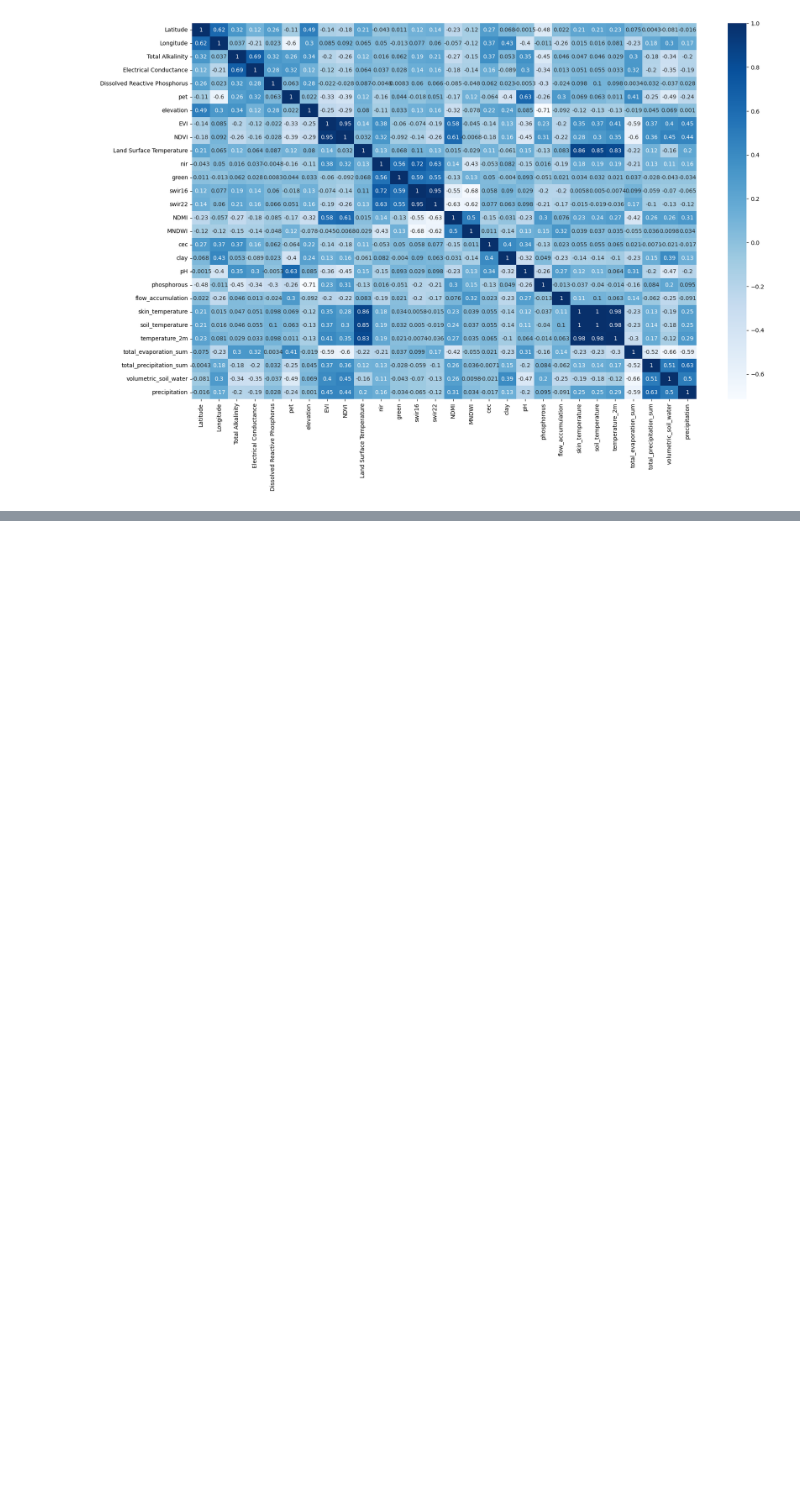
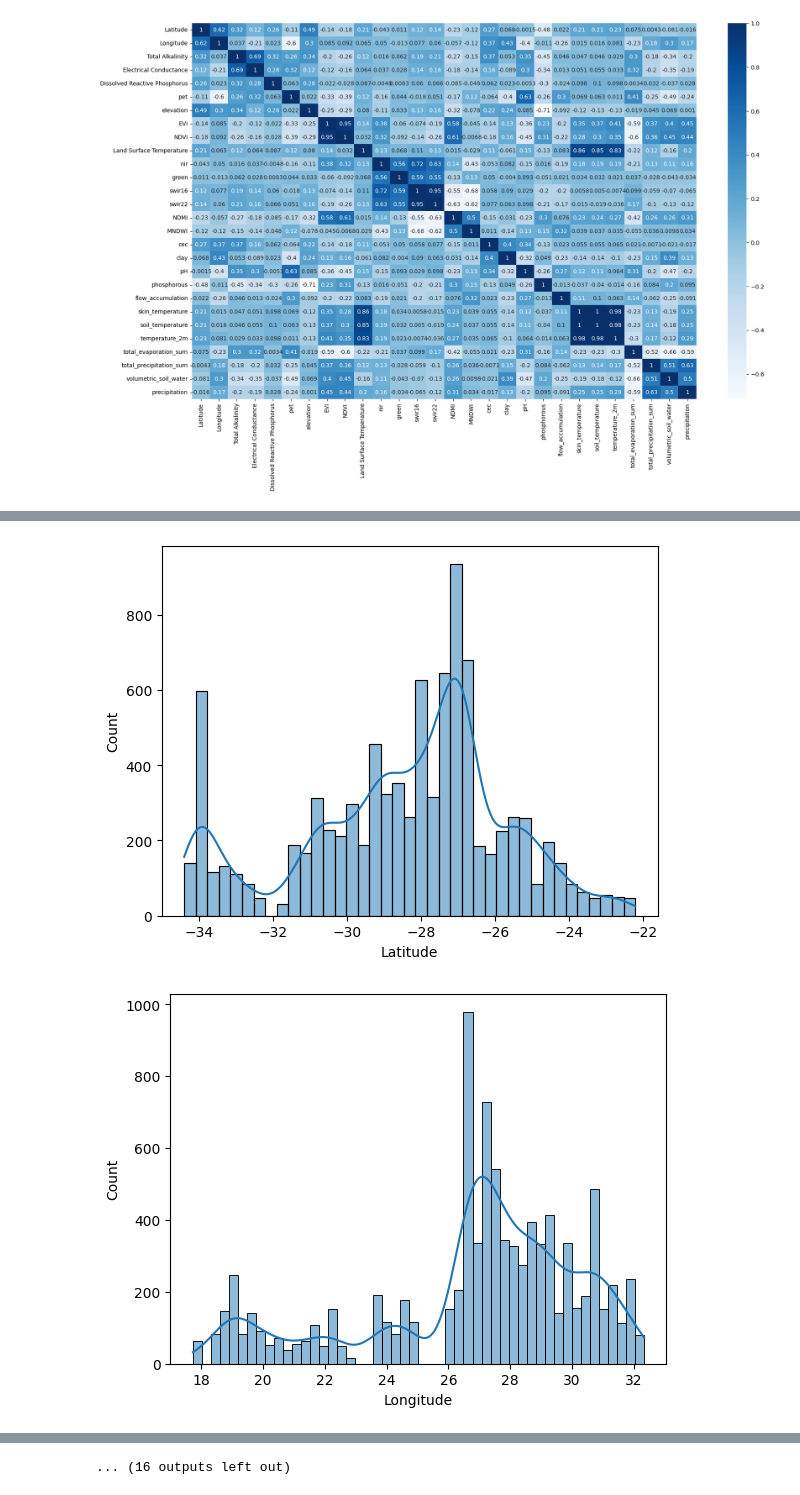
Before and after one commit to rohan-projects01/EY-AI-And-Data-Challenge, a Jupyter notebook: eda.ipynb, the cells around one changed output, grey strips where cells are left out. Saved outputs shown, nothing was run; the diff lists cells and outputs as text; code cells hidden in the pictures; blank space fills up the shorter version.

Commit message:
plotted hists for each feature and for target variables

```diff
--- a/eda.ipynb
+++ b/eda.ipynb
@@ -200,0 +214,17 @@ The temperature features: skin_temperature, soil_temperature, temperature_2m are
+# %%
+## plot histograms for each feature along with target variables, as well combined hist of targets to see correlation in distributions
+
+features = ['Latitude', 'Longitude', 'Total Alkalinity', 'Electrical Conductance',
+       'Dissolved Reactive Phosphorus', 'pet', 'elevation', 'EVI', 'NDVI',
+       'Land Surface Temperature', 'nir', 'green', 'swir16', 'swir22', 'NDMI',
+       'MNDWI', 'cec', 'clay', 'pH', 'phosphorous', 'flow_accumulation',
+       'skin_temperature', 'soil_temperature', 'temperature_2m',
+       'total_evaporation_sum', 'total_precipitation_sum',
+       'volumetric_soil_water', 'precipitation']
+
+for feat in features:
+    sns.histplot(drop_date_df[feat], kde=True)
+    plt.show()
+# %% [output]
+[figure, added]
+[figure, added]
@@ -200,0 +241 @@ The temperature features: skin_temperature, soil_temperature, temperature_2m are
+... (16 outputs left out)
```
Also changed, not shown: parts of 3 cells of this notebook.
